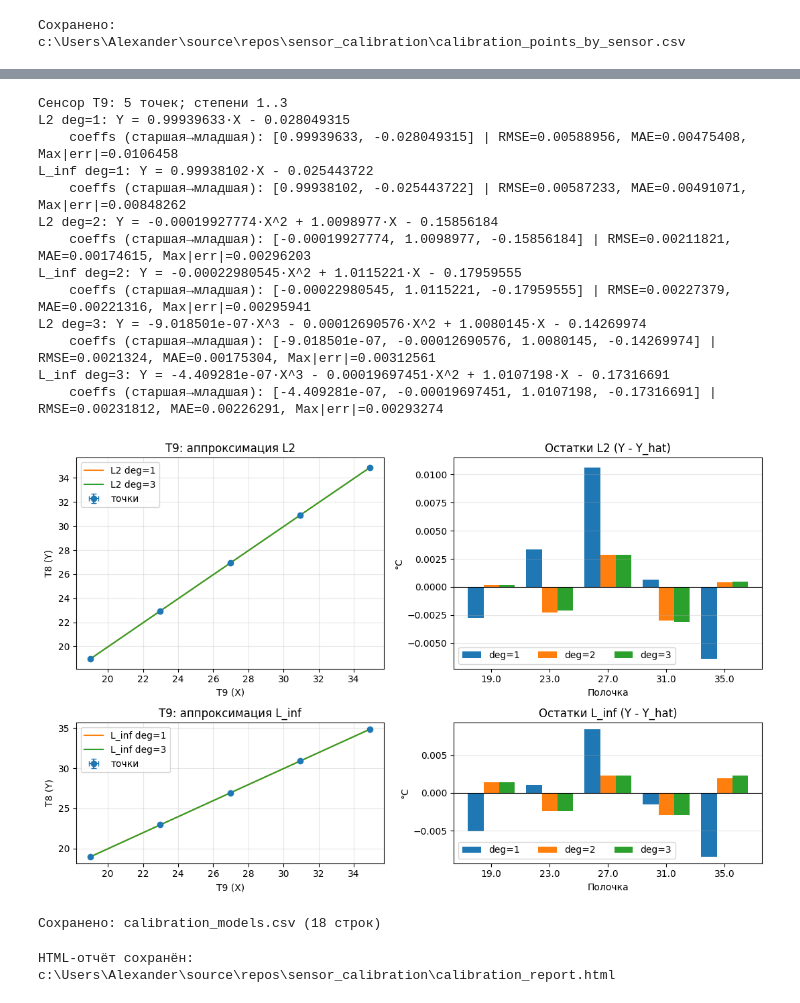
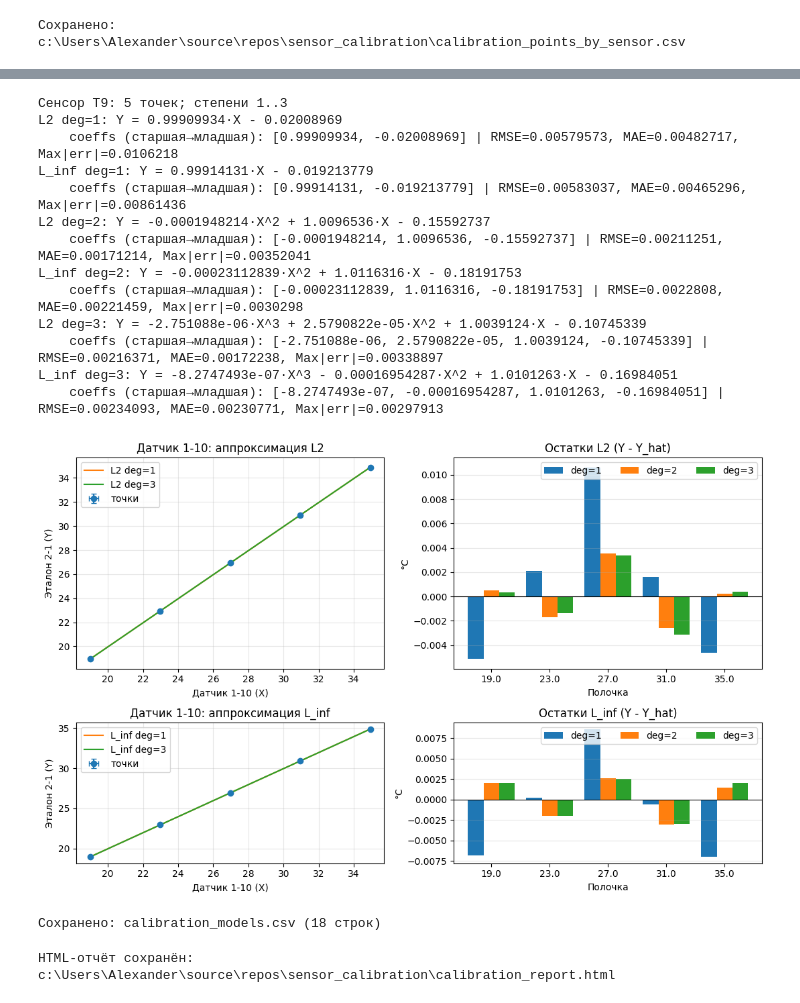
Before and after one commit to AlexFedotovComputing/sensor_calibration, a Jupyter notebook: temperature_stability_modular_v2.ipynb, the cells around one changed output, grey strips where cells are left out. Saved outputs shown, nothing was run; the diff lists cells and outputs as text; code cells hidden in the pictures.

```diff
--- a/temperature_stability_modular_v2.ipynb
+++ b/temperature_stability_modular_v2.ipynb
@@ -15,7 +574,7 @@ DATE_FORMAT = ''
 REF_IDX = 8
 N_FOLLOW = 3
 WINDOW_N = 50
-STD_THR = 2e-3
+STD_THR = 1e-3
 DIFF_THR = 2e-3
 MIN_LEN = 20
 DEG_TOL = 1.0
@@ -25,9 +584,9 @@ GROUP_BY_FILE = True
 # Имена датчиков для отчёта
 REF_NAME = globals().get('REF_NAME', 'Эталон 2-1')
 SENSOR_NAMES = globals().get('SENSOR_NAMES', {
-    'T9': 'Датчик 1-7',
-    'T10': 'Датчик 1-8',
-    'T11': 'Датчик 1-9',
+    'T9': 'Датчик 1-10',
+    'T10': 'Датчик 1-11',
+    'T11': 'Датчик 1-12',
 })
 # Альтернатива: список имён в порядке датчиков T{REF_IDX+1}..T{REF_IDX+N_FOLLOW}
 # %%
@@ -876,6 +1348,20 @@ deg=3: Y = -9.018501e-07·X^3 - 0.00012690576·X^2 + 1.0080145·X - 0.14269974
 import numpy as np
 import pandas as pd
 import matplotlib.pyplot as plt
+if 'ALL_FIGS' not in globals():
+    ALL_FIGS = []
+
+
+
+
+
+
+
+
+
+
+
+
 
 assert 'calibration_points_by_sensor' in globals() and not calibration_points_by_sensor.empty, 'Нет калибровочной таблицы.'
 
@@ -969,6 +1455,15 @@ def fit_Linf(x, y, deg, y_std=None, max_iter_irls=25):
 rows = []
 
 for sensor, g in calibration_points_by_sensor.groupby('sensor'):
+    _nm = globals().get('SENSOR_NAMES', {})
+    friendly = (_nm.get(sensor, sensor) if isinstance(_nm, dict) else sensor)
+    _ref_disp = globals().get('REF_NAME', f'T{REF_IDX}')
+    _nm = globals().get('SENSOR_NAMES', {})
+    friendly = (_nm.get(sensor, sensor) if isinstance(_nm, dict) else sensor)
+    _ref_disp = globals().get('REF_NAME', f'T{REF_IDX}')
+    _nm = globals().get('SENSOR_NAMES', {})
+    friendly = (_nm.get(sensor, sensor) if isinstance(_nm, dict) else sensor)
+    _ref_disp = globals().get('REF_NAME', f'T{REF_IDX}')
     g = g.sort_values('x_mean').reset_index(drop=True)
     x = g['x_mean'].to_numpy(float)
     y = g['y_mean'].to_numpy(float)
@@ -1032,8 +1527,8 @@ for sensor, g in calibration_points_by_sensor.groupby('sensor'):
     p2_N = next((f['poly'] for f in model_bank if f['method']=='L2' and f['deg']==deg_max), None)
     if p2_1 is not None: ax1.plot(xs, p2_1(xs), label='L2 deg=1')
     if p2_N is not None and (p2_1 is None or p2_N.order != 1): ax1.plot(xs, p2_N(xs), label=f'L2 deg={p2_N.order}')
-    ax1.set_title(f'{sensor}: аппроксимация L2')
-    ax1.set_xlabel(f'{sensor} (X)'); ax1.set_ylabel(f'T{REF_IDX} (Y)'); ax1.grid(True, alpha=0.3); ax1.legend()
+    ax1.set_title(f'{friendly}: аппроксимация L2')
+    ax1.set_xlabel(f'{friendly} (X)'); ax1.set_ylabel(f'{_ref_disp} (Y)'); ax1.grid(True, alpha=0.3); ax1.legend()
 
     # L2 — остатки
     idx = np.arange(n); width = 0.8 / max(deg_max,1)
@@ -1054,8 +1549,8 @@ for sensor, g in calibration_points_by_sensor.groupby('sensor'):
     pI_N = next((f['poly'] for f in model_bank if f['method']=='L_inf' and f['deg']==deg_max), None)
     if pI_1 is not None: ax3.plot(xs, pI_1(xs), label='L_inf deg=1')
     if pI_N is not None and (pI_1 is None or pI_N.order != 1): ax3.plot(xs, pI_N(xs), label=f'L_inf deg={pI_N.order}')
-    ax3.set_title(f'{sensor}: аппроксимация L_inf' + ('' if _HAS_SCIPY else ' (IRLS-приближение)'))
-    ax3.set_xlabel(f'{sensor} (X)'); ax3.set_ylabel(f'T{REF_IDX} (Y)'); ax3.grid(True, alpha=0.3); ax3.legend()
+    ax3.set_title(f'{friendly}: аппроксимация L_inf' + ('' if _HAS_SCIPY else ' (IRLS-приближение)'))
+    ax3.set_xlabel(f'{friendly} (X)'); ax3.set_ylabel(f'{_ref_disp} (Y)'); ax3.grid(True, alpha=0.3); ax3.legend()
 
     # L_inf — остатки
     idx = np.arange(n); width = 0.8 / max(deg_max,1)
@@ -1067,6 +1562,7 @@ for sensor, g in calibration_points_by_sensor.groupby('sensor'):
     ax4.set_title('Остатки L_inf (Y - Y_hat)'); ax4.set_xlabel('Полочка'); ax4.set_ylabel('°C'); ax4.grid(True, axis='y', alpha=0.3); ax4.legend(ncol=min(4, deg_max))
 
     plt.tight_layout(); plt.show()
+    ALL_FIGS.append(('process', f'{friendly}: L2/L_inf — кривые и остатки', fig))
 
 # Соберём общую таблицу моделей и сохраним
 calibration_models = pd.DataFrame(rows)
@@ -1105,17 +1601,17 @@ L_inf deg=3: Y = 4.5470221e-06·X^3 - 0.00053159938·X^2 + 1.0168565·X - 0.2630
 Сенсор T9: 5 точек; степени 1..3
-L2 deg=1: Y = 0.99939633·X - 0.028049315
-    coeffs (старшая→младшая): [0.99939633, -0.028049315] | RMSE=0.00588956, MAE=0.00475408, Max|err|=0.0106458
-L_inf deg=1: Y = 0.99938102·X - 0.025443722
-    coeffs (старшая→младшая): [0.99938102, -0.025443722] | RMSE=0.00587233, MAE=0.00491071, Max|err|=0.00848262
-L2 deg=2: Y = -0.00019927774·X^2 + 1.0098977·X - 0.15856184
-    coeffs (старшая→младшая): [-0.00019927774, 1.0098977, -0.15856184] | RMSE=0.00211821, MAE=0.00174615, Max|err|=0.00296203
-L_inf deg=2: Y = -0.00022980545·X^2 + 1.0115221·X - 0.17959555
-    coeffs (старшая→младшая): [-0.00022980545, 1.0115221, -0.17959555] | RMSE=0.00227379, MAE=0.00221316, Max|err|=0.00295941
-L2 deg=3: Y = -9.018501e-07·X^3 - 0.00012690576·X^2 + 1.0080145·X - 0.14269974
-    coeffs (старшая→младшая): [-9.018501e-07, -0.00012690576, 1.0080145, -0.14269974] | RMSE=0.0021324, MAE=0.00175304, Max|err|=0.00312561
-L_inf deg=3: Y = -4.409281e-07·X^3 - 0.00019697451·X^2 + 1.0107198·X - 0.17316691
-    coeffs (старшая→младшая): [-4.409281e-07, -0.00019697451, 1.0107198, -0.17316691] | RMSE=0.00231812, MAE=0.00226291, Max|err|=0.00293274
+L2 deg=1: Y = 0.99909934·X - 0.02008969
+    coeffs (старшая→младшая): [0.99909934, -0.02008969] | RMSE=0.00579573, MAE=0.00482717, Max|err|=0.0106218
+L_inf deg=1: Y = 0.99914131·X - 0.019213779
+    coeffs (старшая→младшая): [0.99914131, -0.019213779] | RMSE=0.00583037, MAE=0.00465296, Max|err|=0.00861436
+L2 deg=2: Y = -0.0001948214·X^2 + 1.0096536·X - 0.15592737
+    coeffs (старшая→младшая): [-0.0001948214, 1.0096536, -0.15592737] | RMSE=0.00211251, MAE=0.00171214, Max|err|=0.00352041
+L_inf deg=2: Y = -0.00023112839·X^2 + 1.0116316·X - 0.18191753
+    coeffs (старшая→младшая): [-0.00023112839, 1.0116316, -0.18191753] | RMSE=0.0022808, MAE=0.00221459, Max|err|=0.0030298
+L2 deg=3: Y = -2.751088e-06·X^3 + 2.5790822e-05·X^2 + 1.0039124·X - 0.10745339
+    coeffs (старшая→младшая): [-2.751088e-06, 2.5790822e-05, 1.0039124, -0.10745339] | RMSE=0.00216371, MAE=0.00172238, Max|err|=0.00338897
+L_inf deg=3: Y = -8.2747493e-07·X^3 - 0.00016954287·X^2 + 1.0101263·X - 0.16984051
+    coeffs (старшая→младшая): [-8.2747493e-07, -0.00016954287, 1.0101263, -0.16984051] | RMSE=0.00234093, MAE=0.00230771, Max|err|=0.00297913
-[figure, old version]
+[figure, new version]
 Сохранено: calibration_models.csv (18 строк)
 # %%
 # === 13) HTML-отчёт калибровки ===
```
Also changed, not shown: parts of 13 cells of this notebook, 9 other files.
